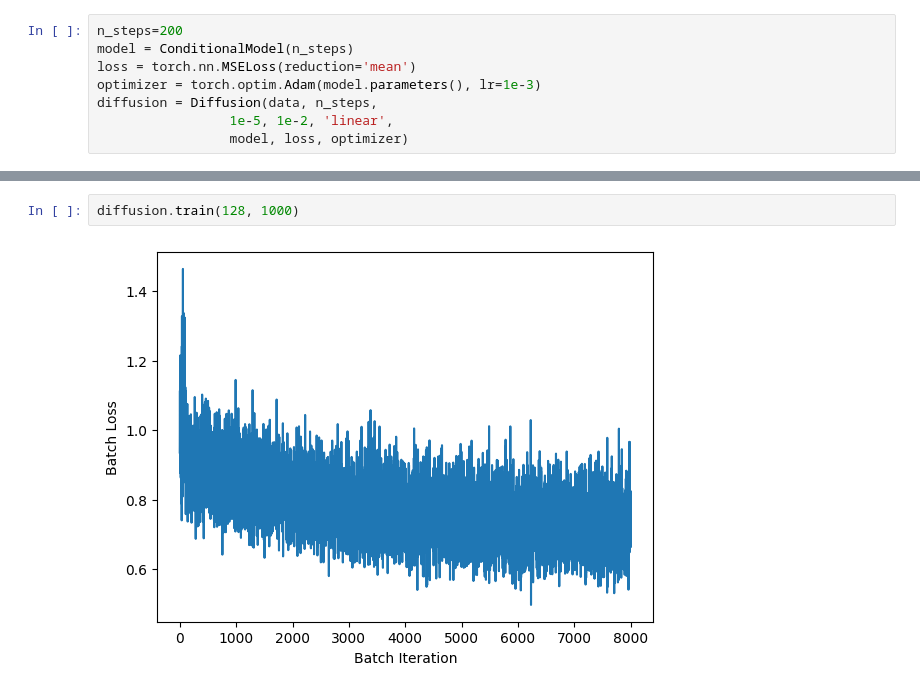
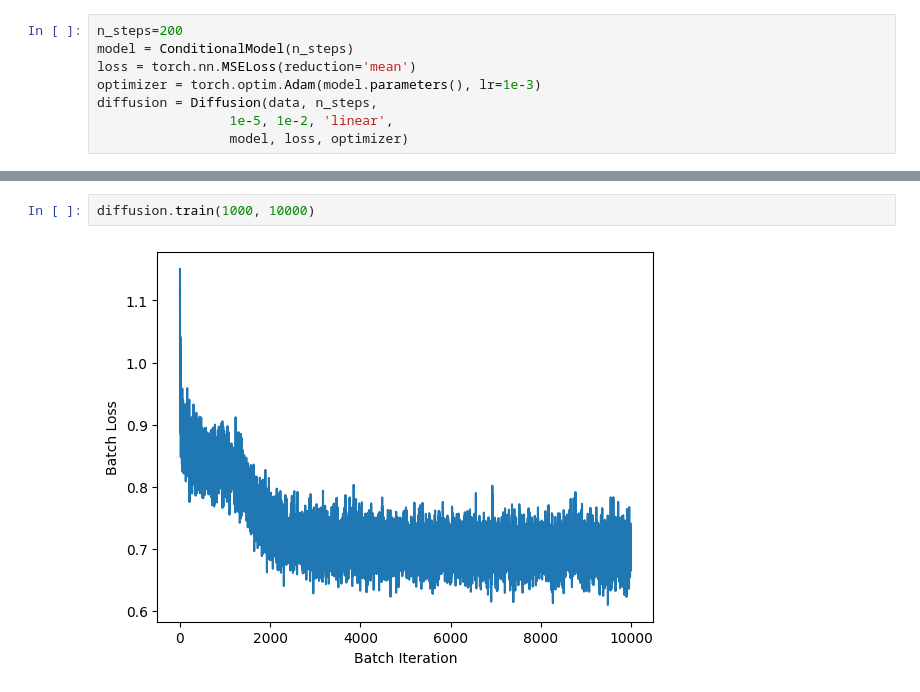
Before and after one commit to KristofPusztai/Probabilistic-Diffusion, a Jupyter notebook: circular_data.ipynb, the cells around one changed output, grey strips where cells are left out. Saved outputs shown, nothing was run; the diff lists cells and outputs as text.

Commit message:
probabilistic diffusion working

```diff
--- a/circular_data.ipynb
+++ b/circular_data.ipynb
@@ -123,5 +123,5 @@ plt.show()
 # %%
-diffusion.train(128, 1000)
+diffusion.train(1000, 10000)
 # %% [output]
-[figure, old version]
+[figure, new version]
 # %%
```
Also changed, not shown: parts of 11 cells of this notebook, 1 other file.
